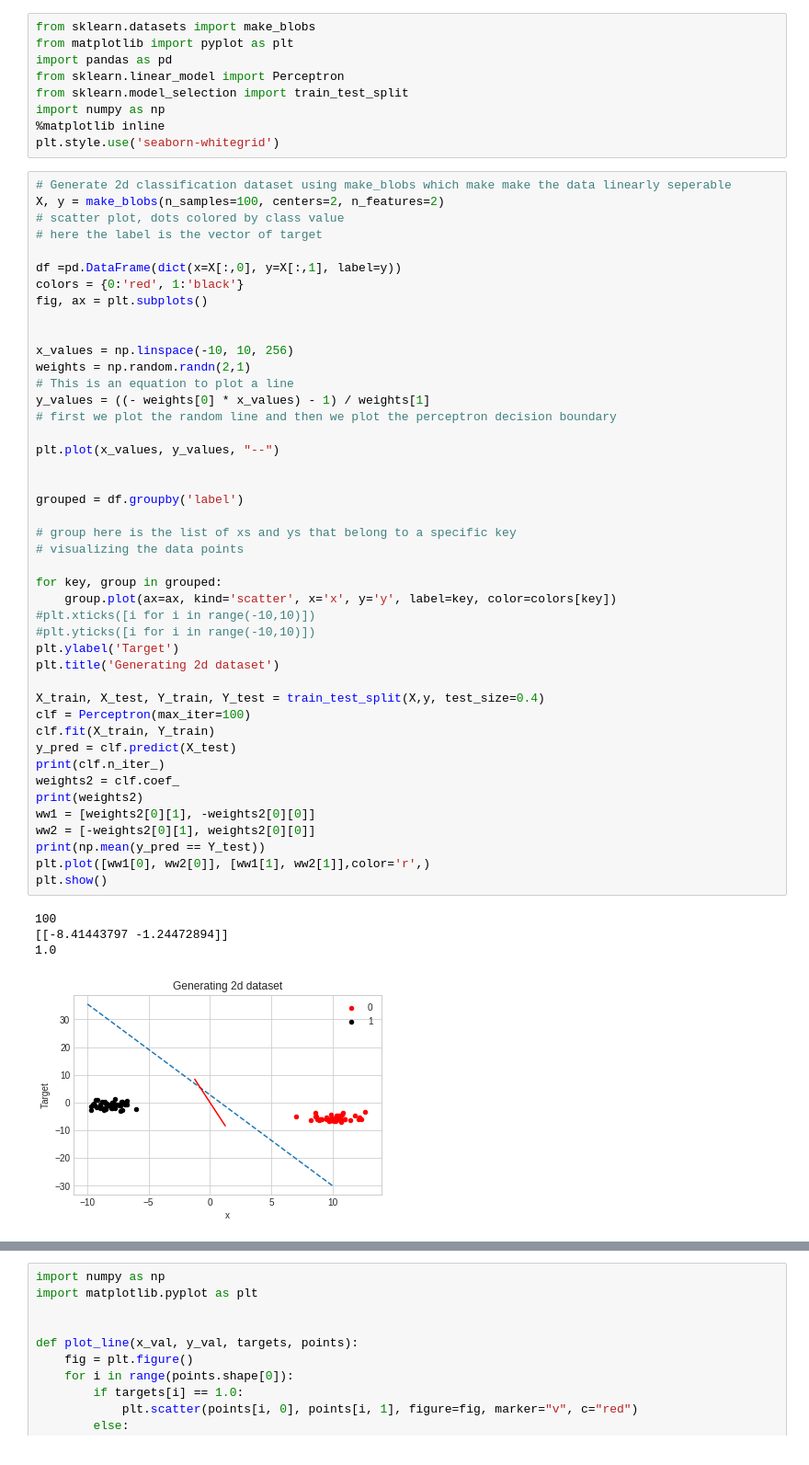
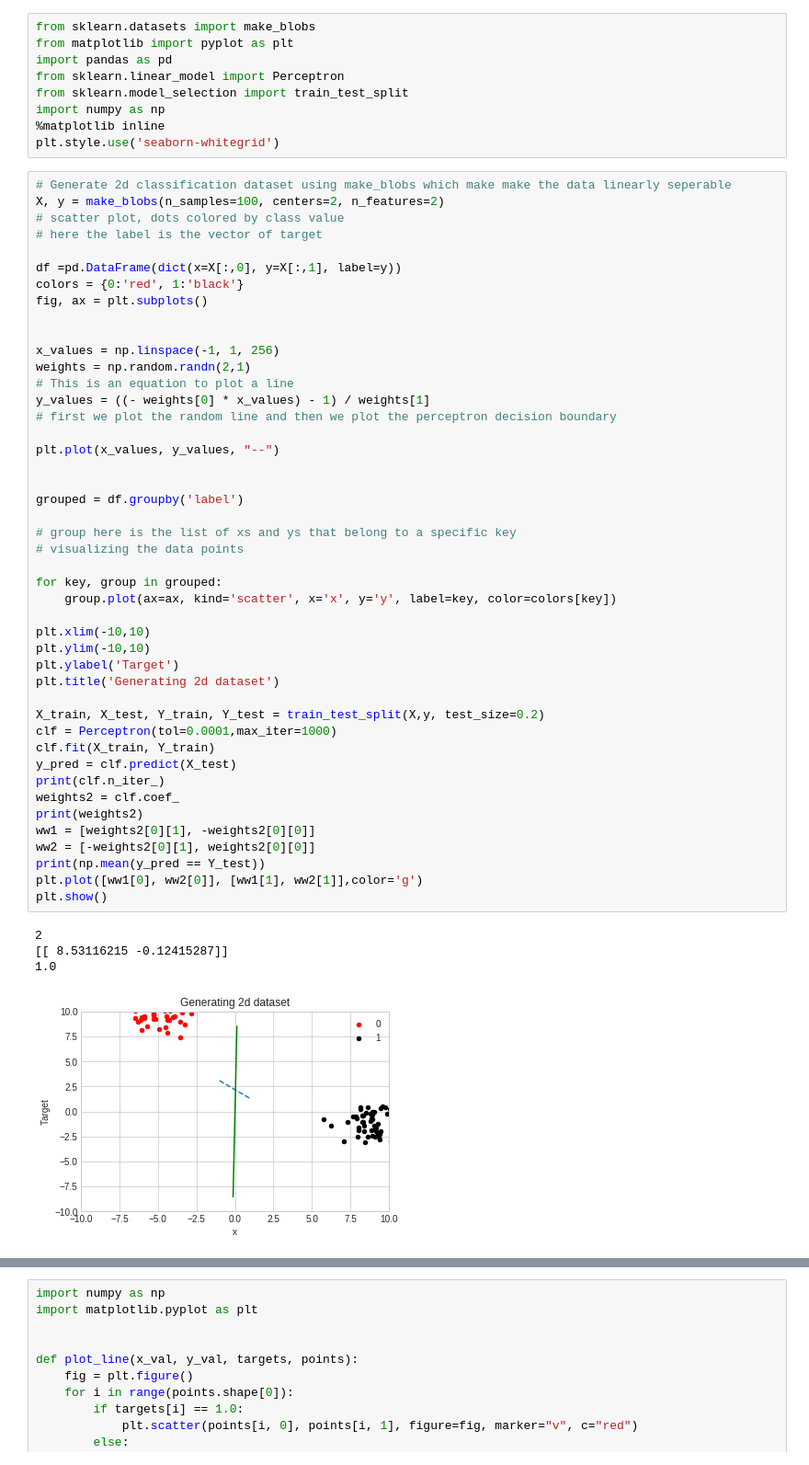
Before and after one commit to moomen91/ML, a Jupyter notebook: 1st_Assignment.ipynb, the cells around one changed output, grey strips where cells are left out. Shown at 92% size. Saved outputs shown, nothing was run; the diff lists cells and outputs as text.

Commit message:
generating data and adding plot

```diff
--- a/1st_Assignment.ipynb
+++ b/1st_Assignment.ipynb
@@ -22,41 +22,42 @@ colors = {0:'red', 1:'black'}
 fig, ax = plt.subplots()
 
 
-x_values = np.linspace(-10, 10, 256)
+x_values = np.linspace(-1, 1, 256)
 weights = np.random.randn(2,1)
 # This is an equation to plot a line
 y_values = ((- weights[0] * x_values) - 1) / weights[1]
 # first we plot the random line and then we plot the perceptron decision boundary
 
 plt.plot(x_values, y_values, "--")
 
 
 grouped = df.groupby('label')
 
 # group here is the list of xs and ys that belong to a specific key
 # visualizing the data points
 
 for key, group in grouped:
     group.plot(ax=ax, kind='scatter', x='x', y='y', label=key, color=colors[key])
-#plt.xticks([i for i in range(-10,10)])
-#plt.yticks([i for i in range(-10,10)])
+
+plt.xlim(-10,10)
+plt.ylim(-10,10)
 plt.ylabel('Target')
 plt.title('Generating 2d dataset')
 
-X_train, X_test, Y_train, Y_test = train_test_split(X,y, test_size=0.4)
-clf = Perceptron(max_iter=100)
+X_train, X_test, Y_train, Y_test = train_test_split(X,y, test_size=0.2)
+clf = Perceptron(tol=0.0001,max_iter=1000)
 clf.fit(X_train, Y_train)
 y_pred = clf.predict(X_test)
 print(clf.n_iter_)
 weights2 = clf.coef_
 print(weights2)
 ww1 = [weights2[0][1], -weights2[0][0]]
 ww2 = [-weights2[0][1], weights2[0][0]]
 print(np.mean(y_pred == Y_test))
-plt.plot([ww1[0], ww2[0]], [ww1[1], ww2[1]],color='r',)
+plt.plot([ww1[0], ww2[0]], [ww1[1], ww2[1]],color='g')
 plt.show()
 # %% [output]
-100
-[[-8.41443797 -1.24472894]]
+2
+[[ 8.53116215 -0.12415287]]
 1.0
-[figure, old version]
+[figure, new version]
```
Also changed, not shown: parts of 5 cells of this notebook.
